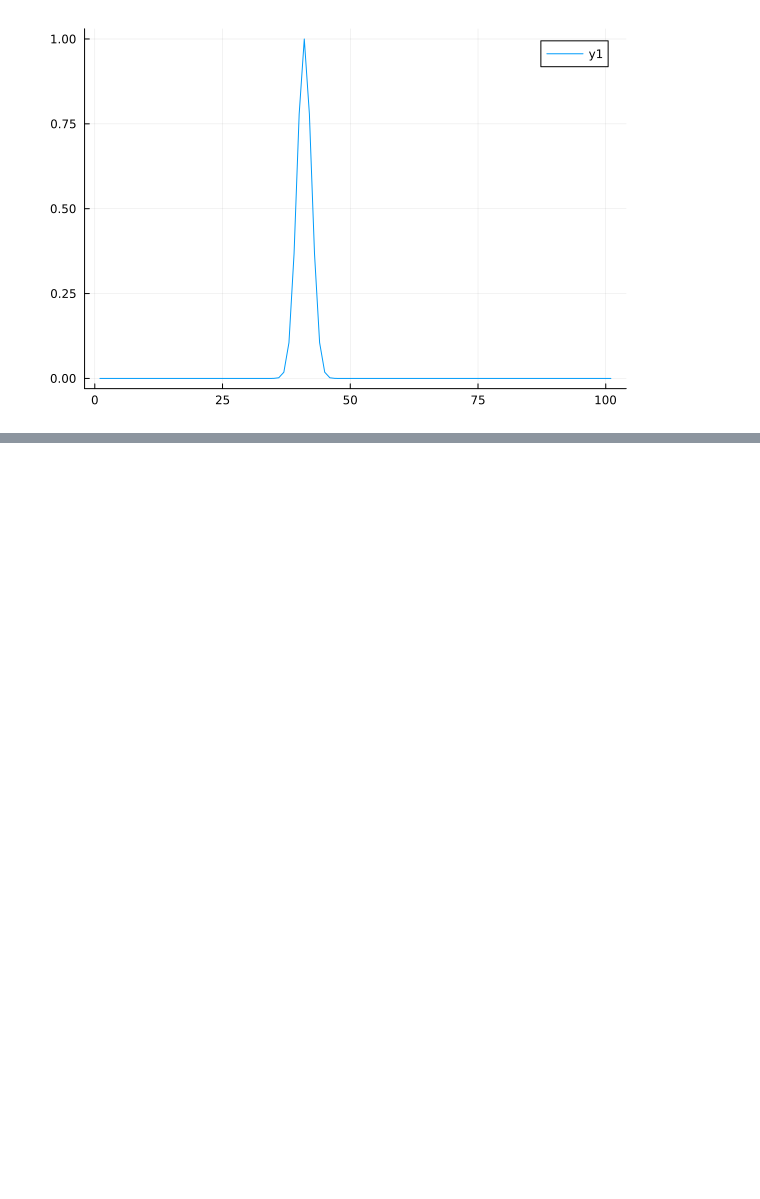
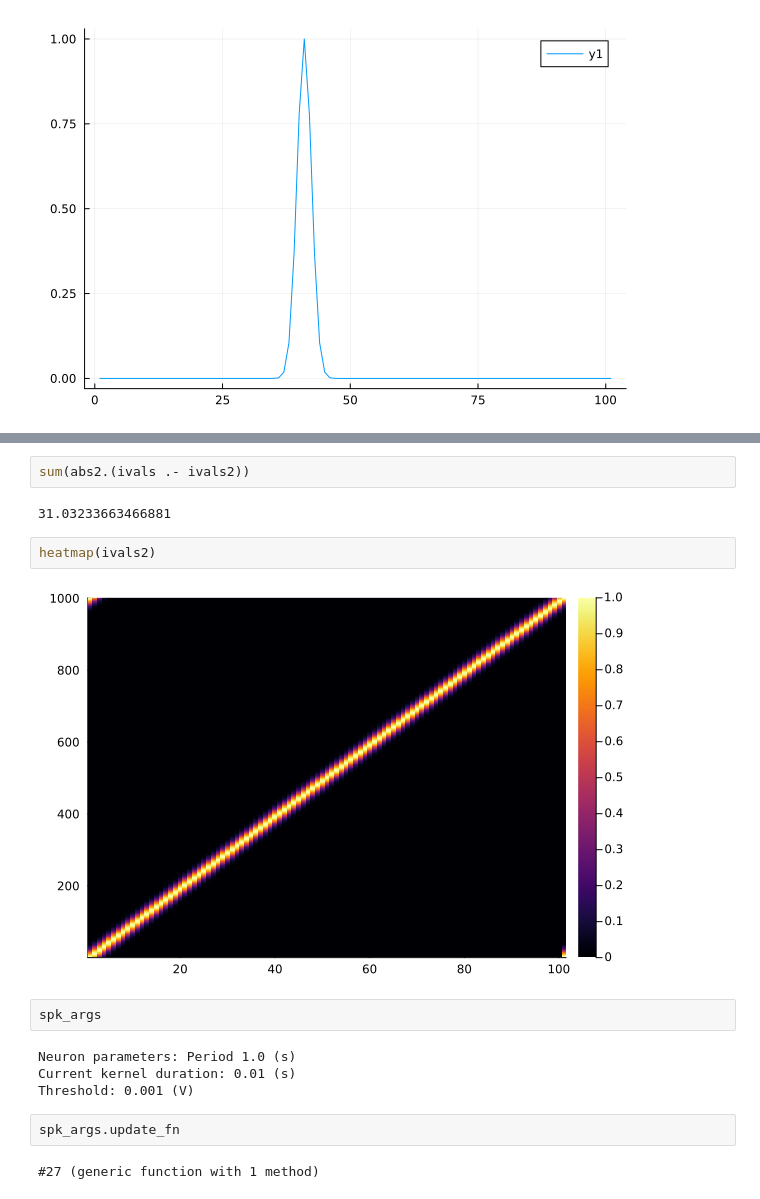
Before and after one commit to wilkieolin/PhasorNetworks.jl, a Jupyter notebook: demos/phase_memory.ipynb, the cells around one changed output, grey strips where cells are left out. Saved outputs shown, nothing was run; the diff lists cells and outputs as text; blank space fills up the shorter version.

```diff
--- a/demos/phase_memory.ipynb
+++ b/demos/phase_memory.ipynb
@@ -323,0 +825,18 @@ heatmap(ivals)
+# %%
+sum(abs2.(ivals .- ivals2))
+# %% [output]
+31.03233663466881
+# %%
+heatmap(ivals2)
+# %% [output]
+[figure, added]
+# %%
+spk_args
+# %% [output]
+Neuron parameters: Period 1.0 (s)
+Current kernel duration: 0.01 (s)
+Threshold: 0.001 (V)
+# %%
+spk_args.update_fn
+# %% [output]
+#27 (generic function with 1 method)
```
Also changed, not shown: parts of 77 cells of this notebook, 4 other files.
